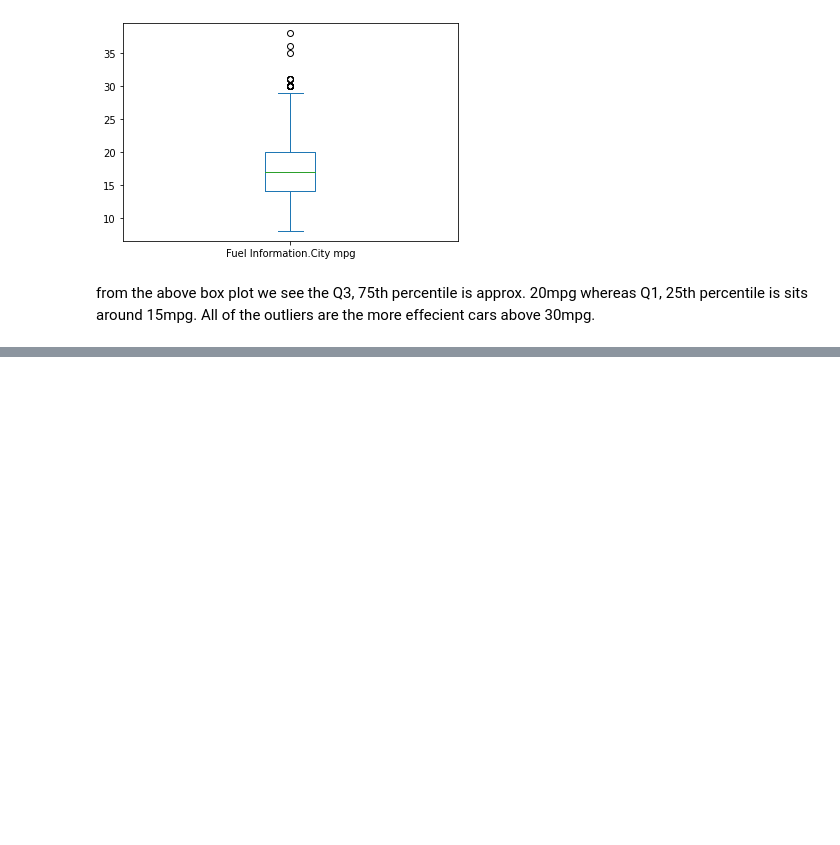
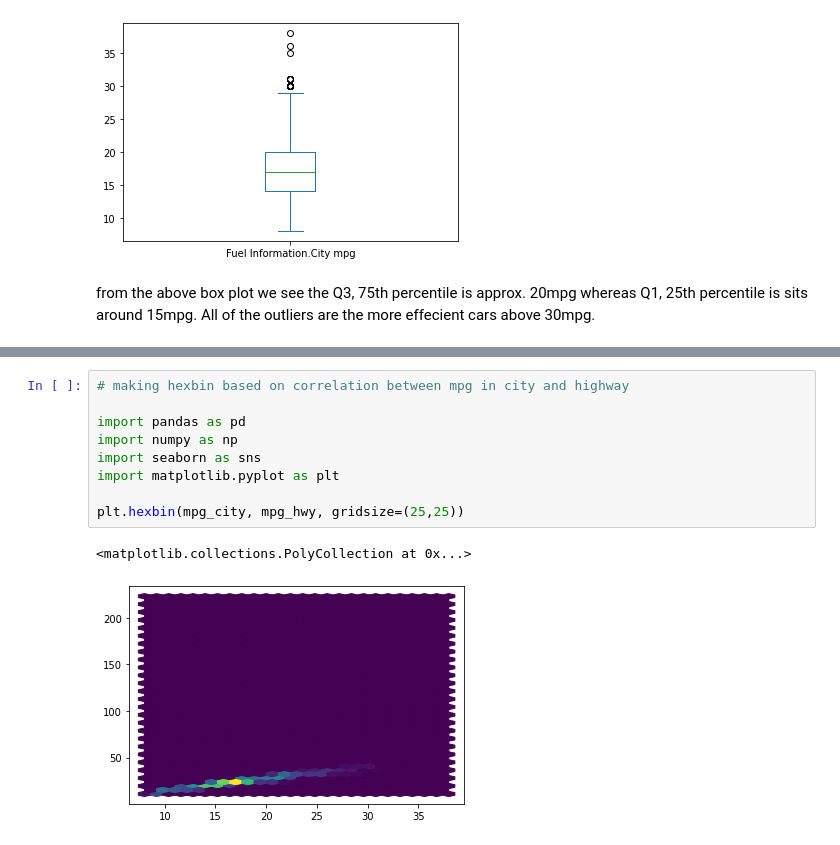
Before and after one commit to calvarezzzle/csx4501, a Jupyter notebook: week 5.ipynb, the cells around one changed output, grey strips where cells are left out. Saved outputs shown, nothing was run; the diff lists cells and outputs as text; blank space fills up the shorter version.

```diff
--- a/week 5.ipynb
+++ b/week 5.ipynb
@@ -73,0 +144,12 @@ SyntaxError: invalid syntax (2033100172.py, line 4)
+# %%
+# making hexbin based on correlation between mpg in city and highway
+
+import pandas as pd
+import numpy as np
+import seaborn as sns
+import matplotlib.pyplot as plt
+
+plt.hexbin(mpg_city, mpg_hwy, gridsize=(25,25))
+# %% [output]
+<matplotlib.collections.PolyCollection at 0x...>
+[figure, added]
```
Also changed, not shown: parts of 6 cells of this notebook.
